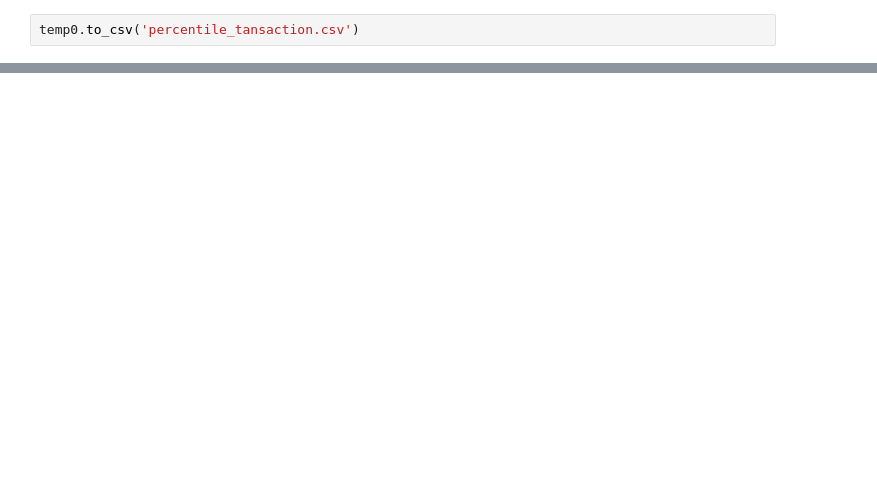
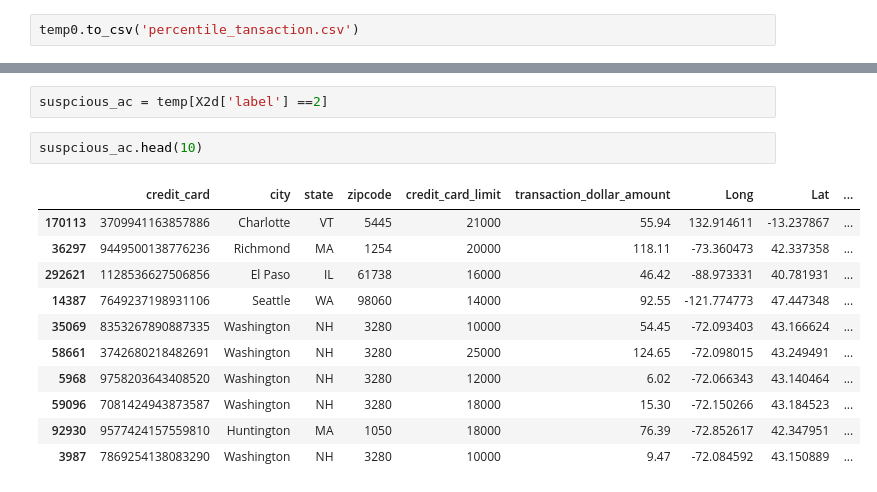
Before and after one commit to jh3898/data-science-take-home-challenge, a Jupyter notebook: Credit_card_Transactions/credit_card_transactions.ipynb, the cells around one changed output, grey strips where cells are left out. Drawn from its saved outputs; the diff is of its cells as text; blank space fills up the shorter version.

```diff
--- a/Credit_card_Transactions/credit_card_transactions.ipynb
+++ b/Credit_card_Transactions/credit_card_transactions.ipynb
@@ -250,0 +305,16 @@ k_labels
+# %%
+suspcious_ac = temp[X2d['label'] ==2]
+# %%
+suspcious_ac.head(10)
+# %% [output]
+|  | credit_card | city | state | zipcode | credit_card_limit | transaction_dollar_amount | Long | Lat | ... |
+| 170113 | 3709941163857886 | Charlotte | VT | 5445 | 21000 | 55.94 | 132.914611 | -13.237867 | ... |
+| 36297 | 9449500138776236 | Richmond | MA | 1254 | 20000 | 118.11 | -73.360473 | 42.337358 | ... |
+| 292621 | 1128536627506856 | El Paso | IL | 61738 | 16000 | 46.42 | -88.973331 | 40.781931 | ... |
+| 14387 | 7649237198931106 | Seattle | WA | 98060 | 14000 | 92.55 | -121.774773 | 47.447348 | ... |
+| 35069 | 8353267890887335 | Washington | NH | 3280 | 10000 | 54.45 | -72.093403 | 43.166624 | ... |
+| 58661 | 3742680218482691 | Washington | NH | 3280 | 25000 | 124.65 | -72.098015 | 43.249491 | ... |
+| 5968 | 9758203643408520 | Washington | NH | 3280 | 12000 | 6.02 | -72.066343 | 43.140464 | ... |
+| 59096 | 7081424943873587 | Washington | NH | 3280 | 18000 | 15.30 | -72.150266 | 43.184523 | ... |
+| 92930 | 9577424157559810 | Huntington | MA | 1050 | 18000 | 76.39 | -72.852617 | 42.347951 | ... |
+| 3987 | 7869254138083290 | Washington | NH | 3280 | 10000 | 9.47 | -72.084592 | 43.150889 | ... |
```
Also changed, not shown: parts of 18 cells of this notebook, 9 other files.
